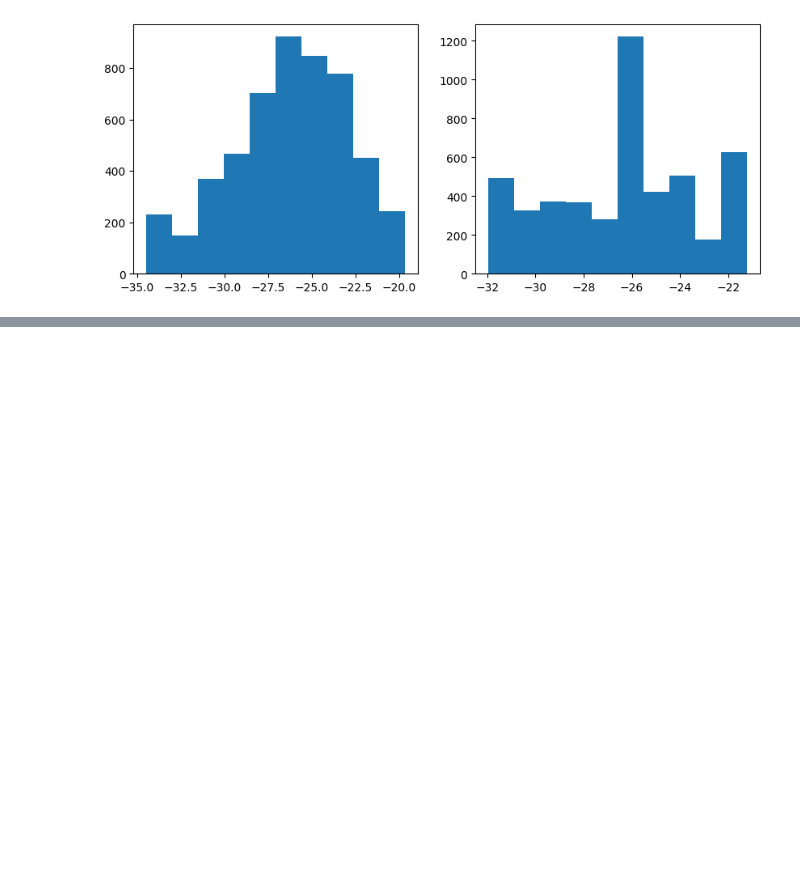
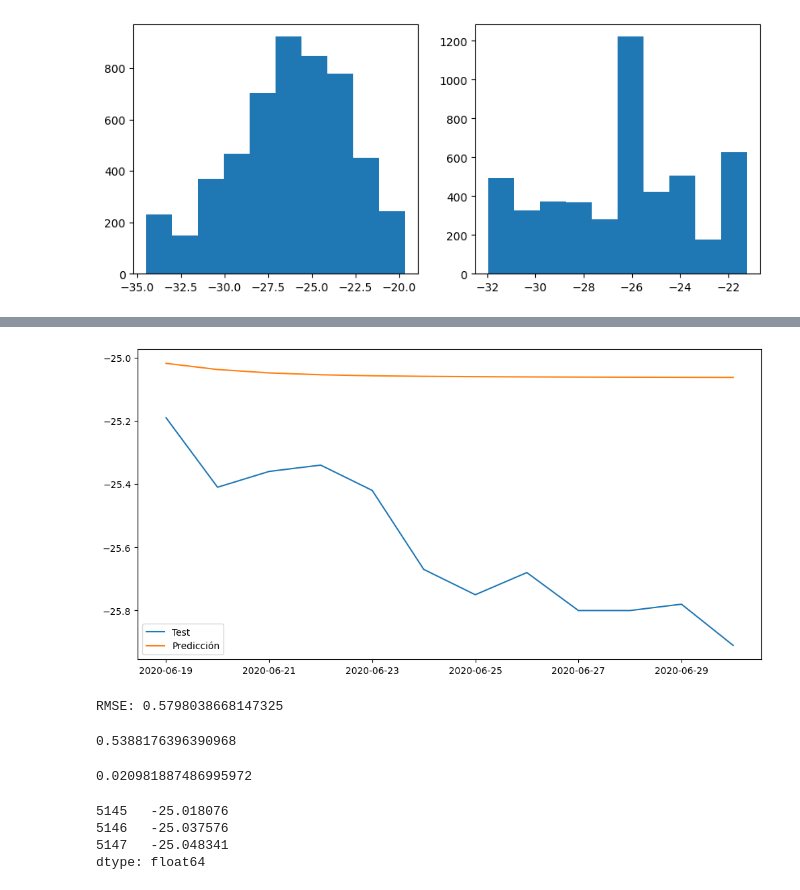
Before and after one commit to AngelRP8791/machine-learning-python-template, a Jupyter notebook: Time_series_Kaggle/1.- Intro Series financieras.ipynb, the cells around one changed output, grey strips where cells are left out. Drawn from its saved outputs; the diff is of its cells as text; code cells hidden in the pictures; blank space fills up the shorter version.

```diff
--- a/Time_series_Kaggle/1.- Intro Series financieras.ipynb
+++ b/Time_series_Kaggle/1.- Intro Series financieras.ipynb
@@ -620,0 +738,32 @@ NameError: name 'auto_arima' is not defined
+# %%
+train = df2.iloc[:-12]  # Todo menos los últimos 12 meses
+test = df2.iloc[-12:]   # Últimos 12 meses
+
+modelo = auto_arima(train['Depth_to_Groundwater_P24'], seasonal=False, stepwise=True)
+predicciones = modelo.predict(n_periods=len(test))
+
+# Comparar visualmente
+plt.figure(figsize=(12,6))
+plt.plot(test.index, test['Depth_to_Groundwater_P24'], label="Test")
+plt.plot(test.index, predicciones, label="Predicción")
+plt.legend()
+plt.show()
+# %% [output]
+[figure, added]
+# %%
+from sklearn.metrics import mean_squared_error
+import numpy as np
+rmse = np.sqrt(mean_squared_error(test['Depth_to_Groundwater_P24'], predicciones))
+print(f"RMSE: {rmse}")
+# %% [output]
+RMSE: 0.5798038668147325
+# %%
+from sklearn.metrics import mean_absolute_error
+mean_absolute_error(test['Depth_to_Groundwater_P24'], predicciones)
+# %% [output]
+0.5388176396390968
+# %%
+from sklearn.metrics import mean_absolute_percentage_error
+mean_absolute_percentage_error(test['Depth_to_Groundwater_P24'], predicciones)
+# %% [output]
+0.020981887486995972
@@ -620,0 +772,7 @@ NameError: name 'auto_arima' is not defined
+# %%
+forecast
+# %% [output]
+5145   -25.018076
+5146   -25.037576
+5147   -25.048341
+dtype: float64
```
Also changed, not shown: parts of 42 cells of this notebook, 1 other file.
